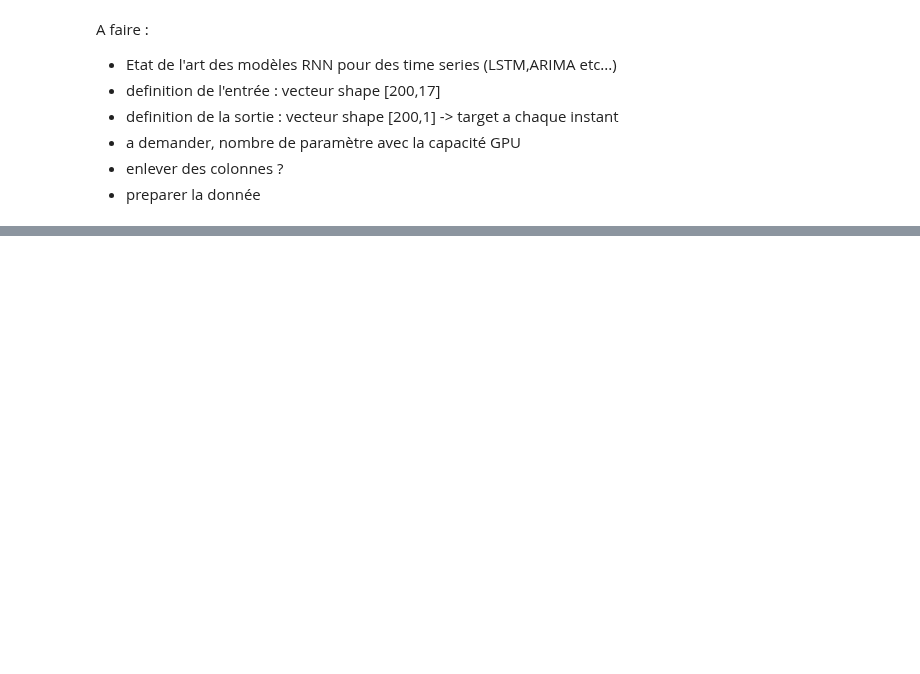
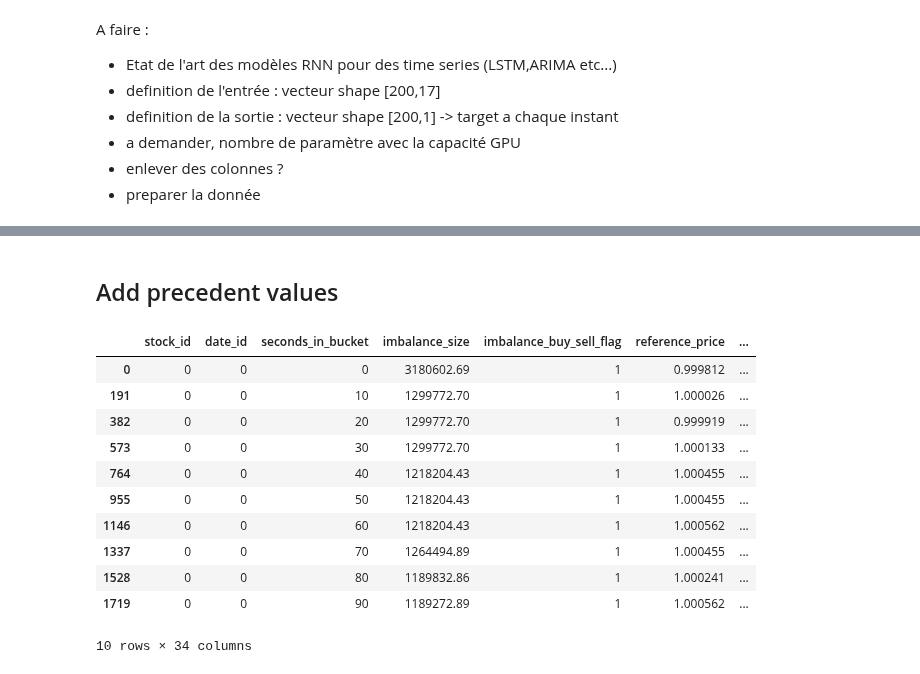
Before and after one commit to LucasTexier/Optiver_challenge, a Jupyter notebook: Optiver_challenge.ipynb, the cells around one changed output, grey strips where cells are left out. Saved outputs shown, nothing was run; the diff lists cells and outputs as text; code cells hidden in the pictures; blank space fills up the shorter version.

```diff
--- a/Optiver_challenge.ipynb
+++ b/Optiver_challenge.ipynb
@@ -352,0 +168,29 @@ def dataloader(batch,X,Y):
+# %% [markdown]
+## Add precedent values
+# %%
+column_names = ["imbalance_buy_sell_flag","reference_price","wap","matched_size","far_price","near_price"]
+window=[1,2,3]
+
+def add_historic_features(df, column_names=column_names, window=window):
+    df_copy = df.copy()
+    for col in column_names:
+        grouped_vals = df_copy.groupby(["stock_id","date_id"])[col]
+        for shift in window:
+            df_copy[col+"_shift"+str(shift)] = grouped_vals.shift(shift)
+    return df_copy
+# %%
+df2 = add_historic_features(df)
+df2[df2['stock_id'] == 0].head(10)
+# %% [output]
+|  | stock_id | date_id | seconds_in_bucket | imbalance_size | imbalance_buy_sell_flag | reference_price | ... |
+| 0 | 0 | 0 | 0 | 3180602.69 | 1 | 0.999812 | ... |
+| 191 | 0 | 0 | 10 | 1299772.70 | 1 | 1.000026 | ... |
+| 382 | 0 | 0 | 20 | 1299772.70 | 1 | 0.999919 | ... |
+| 573 | 0 | 0 | 30 | 1299772.70 | 1 | 1.000133 | ... |
+| 764 | 0 | 0 | 40 | 1218204.43 | 1 | 1.000455 | ... |
+| 955 | 0 | 0 | 50 | 1218204.43 | 1 | 1.000455 | ... |
+| 1146 | 0 | 0 | 60 | 1218204.43 | 1 | 1.000562 | ... |
+| 1337 | 0 | 0 | 70 | 1264494.89 | 1 | 1.000455 | ... |
+| 1528 | 0 | 0 | 80 | 1189832.86 | 1 | 1.000241 | ... |
+| 1719 | 0 | 0 | 90 | 1189272.89 | 1 | 1.000562 | ... |
+10 rows × 34 columns
```
Also changed, not shown: parts of 70 cells of this notebook, 2 other files.
